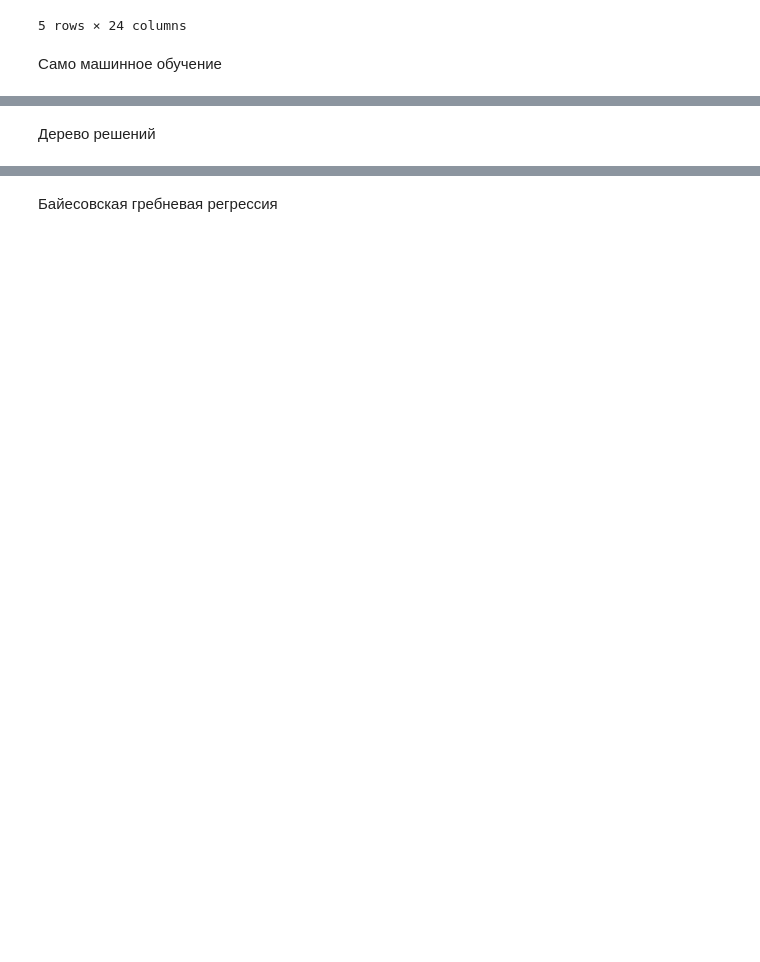
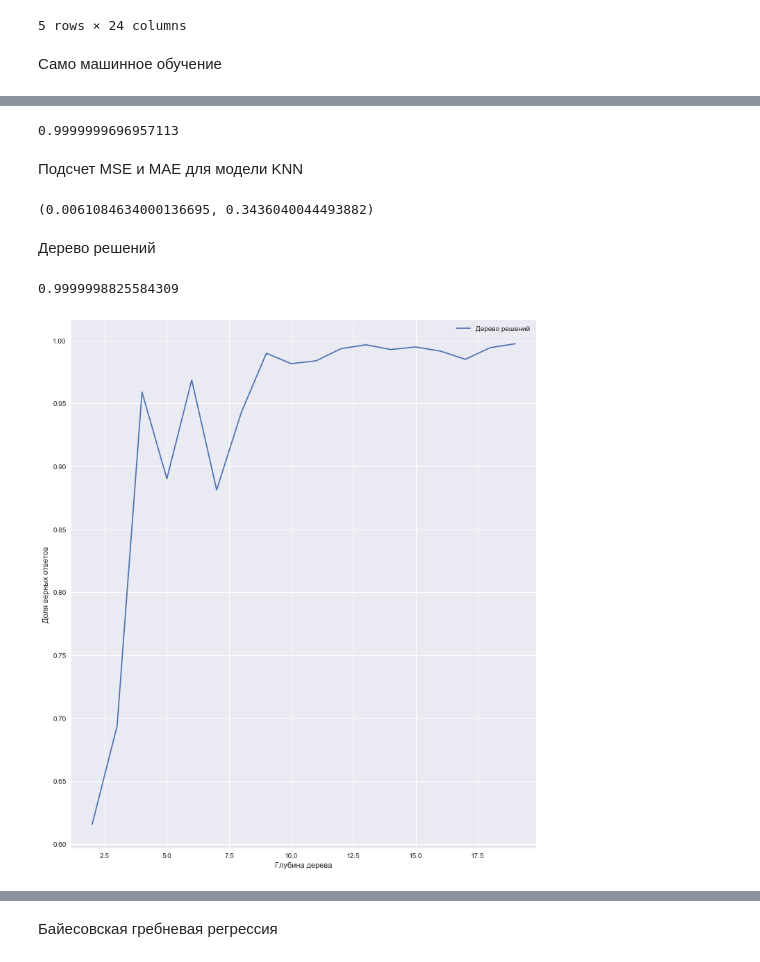
Before and after one commit to sneilk/mlcourse, a Jupyter notebook: diamonds_DS.ipynb, the cells around one changed output, grey strips where cells are left out. Saved outputs shown, nothing was run; the diff lists cells and outputs as text; code cells hidden in the pictures; blank space fills up the shorter version.

```diff
--- a/diamonds_DS.ipynb
+++ b/diamonds_DS.ipynb
@@ -220,23 +225,39 @@ plt.show()
 # %%
-clf = KNeighborsRegressor(n_neighbors=4, p=1)
+clf = KNeighborsRegressor(n_neighbors=2, p=5)
 clf.fit(X_train, y_train)
 clf.score(X_test, y_test)
+# %% [output]
+0.9999999696957113
+# %% [markdown]
+Подсчет MSE и MAE для модели KNN
+# %%
+knn_r = KNeighborsRegressor(n_neighbors=2)
+knn_r.fit(X_train, y_train)
+pred_ans = knn_r.predict(X_test)
+
+(mean_err(pred_ans, y_test.values), mean_err(pred_ans, y_test.values, 1))
+# %% [output]
+(0.0061084634000136695, 0.3436040044493882)
 # %% [markdown]
 Дерево решений
 # %%
-regr = DecisionTreeRegressor()
-regr.fit(X_train, y_train)
-regr.score(X_test, y_test)
+tree_regr = DecisionTreeRegressor()
+tree_regr.fit(X_train, y_train)
+tree_regr.score(X_test, y_test)
+# %% [output]
+0.9999998825584309
 # %%
 tree = {}
 for k in range(2, 20):
-    regr = DecisionTreeRegressor(max_depth=k, max_features=6)
-    regr.fit(X_train, y_train)
-    tree[k] = regr.score(X_test, y_test)
+    tree_regr = DecisionTreeRegressor(max_depth=k, max_features=6)
+    tree_regr.fit(X_train, y_train)
+    tree[k] = tree_regr.score(X_test, y_test)
 plt.plot(tree.keys(), tree.values(), label='Дерево решений')
 plt.xlabel('Глубина дерева')
 plt.ylabel('Доля верных ответов')
 plt.legend()
 plt.show()
+# %% [output]
+[figure, added]
 # %%
 tree = {}
```
Also changed, not shown: parts of 17 cells of this notebook.
